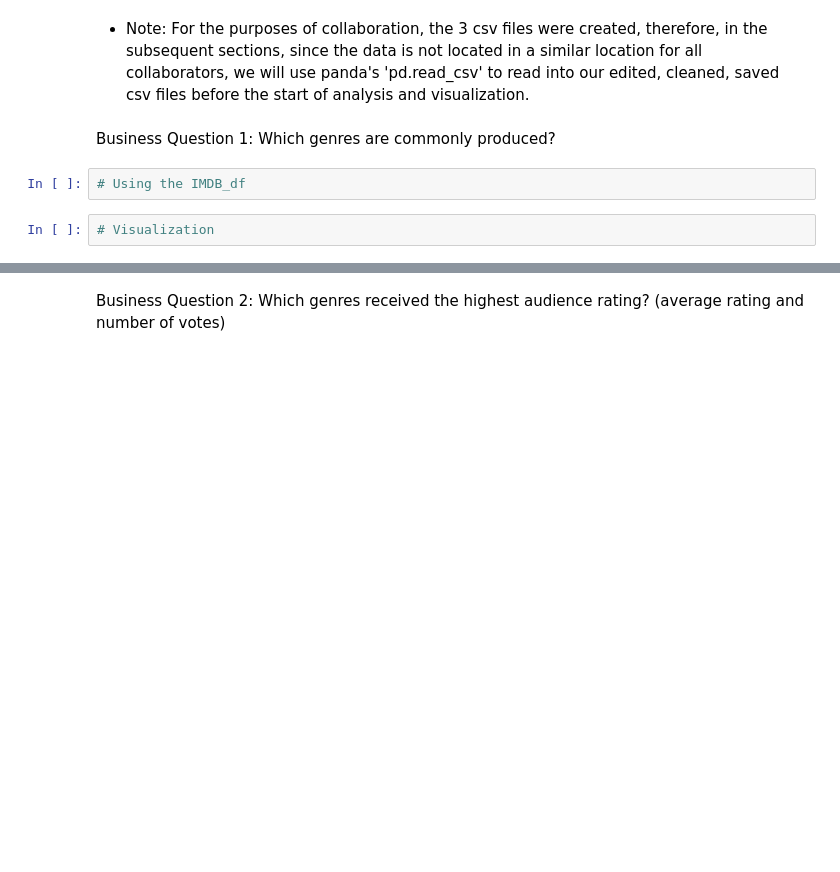
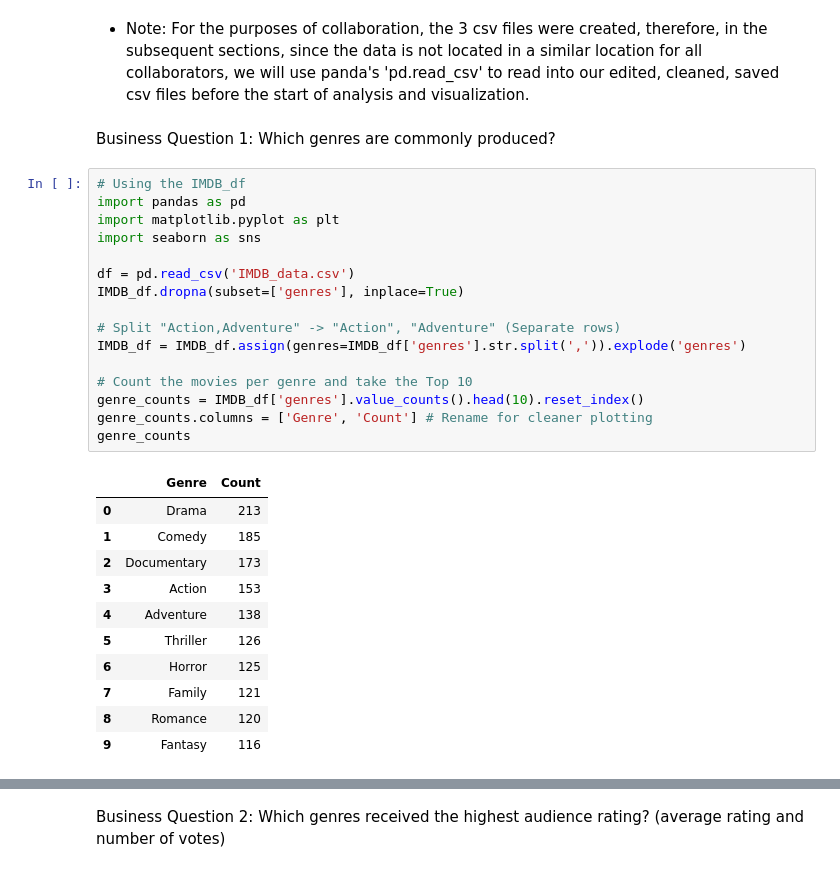
Before and after one commit to thomasamuti-cpu/Movies_project_moringa, a Jupyter notebook: student.ipynb, the cells around one changed output, grey strips where cells are left out. Cells and saved outputs as stored; diff of their text form; blank space fills up the shorter version.

```diff
--- a/student.ipynb
+++ b/student.ipynb
@@ -347,7 +247,31 @@ numbers_df.to_csv('Numbers_data')
 * Note: For the purposes of collaboration, the 3 csv files were created, therefore, in the subsequent sections, since the data is not located in a similar location for all collaborators, we will use panda's 'pd.read_csv' to read into our edited, cleaned, saved csv files before the start of analysis and visualization.
 # %% [markdown]
 Business Question 1: Which genres are commonly produced?
-# %%
-# Using the IMDB_df
-# %%
-# Visualization
+# %%
+# Using the IMDB_df
+import pandas as pd
+import matplotlib.pyplot as plt
+import seaborn as sns
+
+df = pd.read_csv('IMDB_data.csv')
+IMDB_df.dropna(subset=['genres'], inplace=True)
+
+# Split "Action,Adventure" -> "Action", "Adventure" (Separate rows)
+IMDB_df = IMDB_df.assign(genres=IMDB_df['genres'].str.split(',')).explode('genres')
+
+# Count the movies per genre and take the Top 10
+genre_counts = IMDB_df['genres'].value_counts().head(10).reset_index()
+genre_counts.columns = ['Genre', 'Count'] # Rename for cleaner plotting
+genre_counts
+# %% [output]
+|  | Genre | Count |
+| 0 | Drama | 213 |
+| 1 | Comedy | 185 |
+| 2 | Documentary | 173 |
+| 3 | Action | 153 |
+| 4 | Adventure | 138 |
+| 5 | Thriller | 126 |
+| 6 | Horror | 125 |
+| 7 | Family | 121 |
+| 8 | Romance | 120 |
+| 9 | Fantasy | 116 |
```
Also changed, not shown: parts of 18 cells of this notebook.
